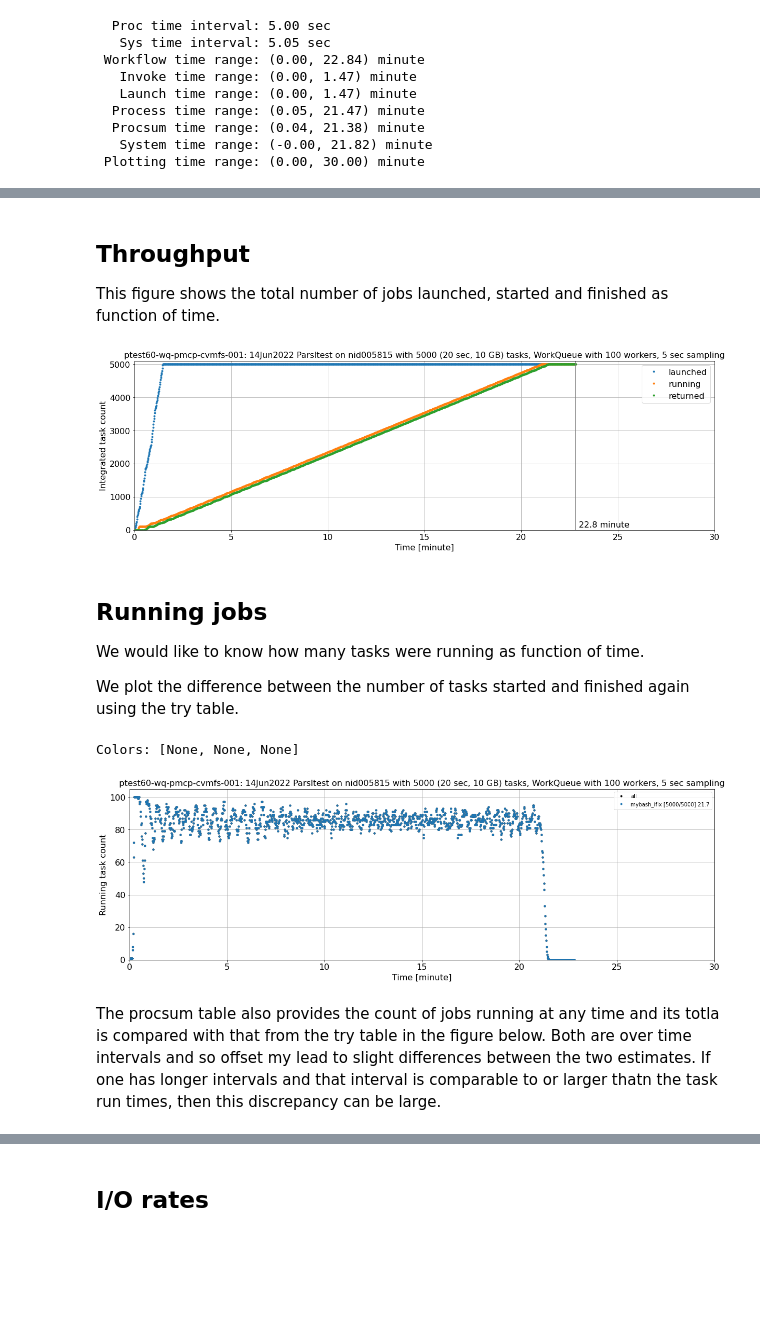
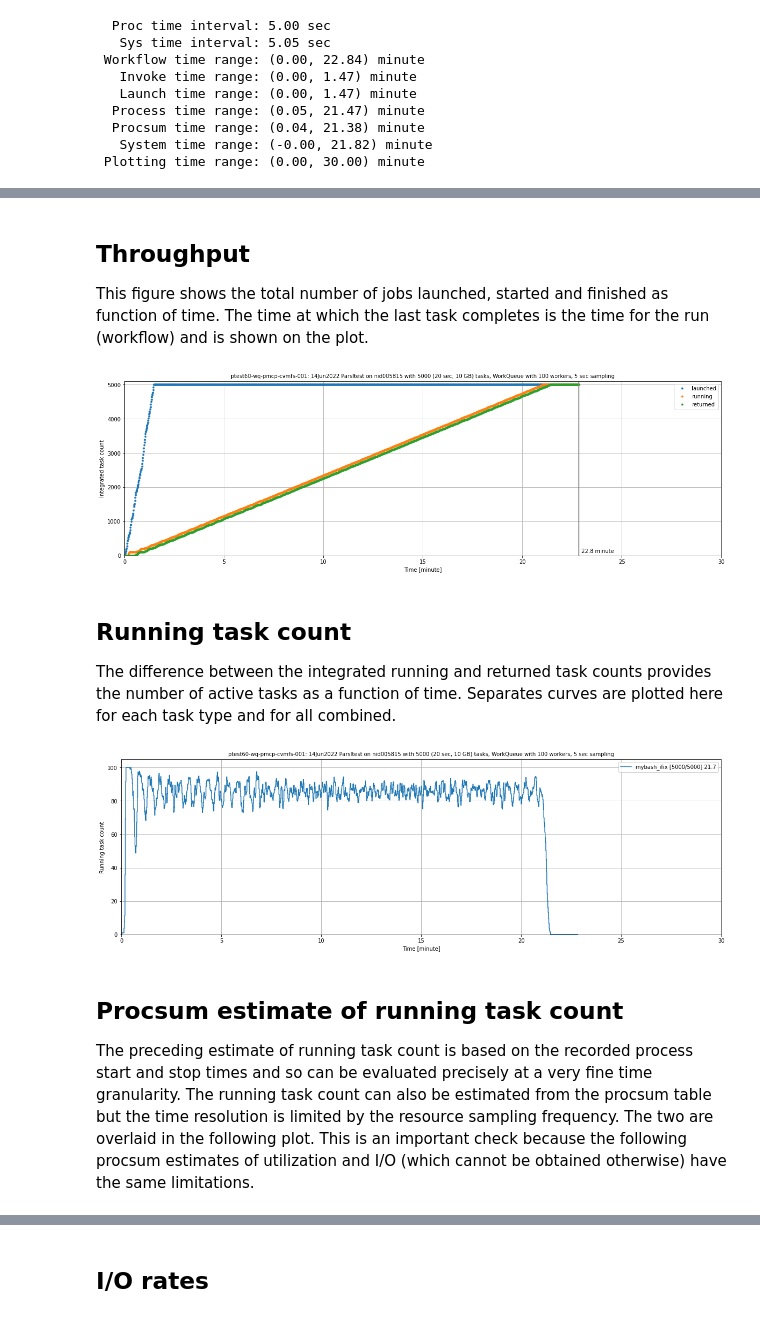
Before and after one commit to LSSTDESC/desc-wfmon, a Jupyter notebook: ipynb/monexp.ipynb, the cells around one changed output, grey strips where cells are left out. Drawn from its saved outputs; the diff is of its cells as text; code cells hidden in the pictures; blank space fills up the shorter version.

```diff
--- a/ipynb/monexp.ipynb
+++ b/ipynb/monexp.ipynb
@@ -83,6 +72,7 @@ class monexp_def:
     tzoff = 0                 # Time zone offset between system and process monitors
     tlatencymax = 20          # Max for latency axis
     tlatrunmax = 100          # Max for lataency + run time
+    iosummax = 1000           # Max for the integrated I/O plot [GB]
 
 # Set defaults for any missing parameters.
 if 'monexp' not in dir():
@@ -110,7 +100,7 @@ bunit_sys = bunit/gb
 tmin = monexp.tmin
 tmax = monexp.tmax
 
-print("Time zone offset: {monexp.tzoff} sec")
+print(f"Time zone offset: {monexp.tzoff} sec")
 
 # Plot size
 pdx = 20
@@ -137,4 +127,6 @@ print(f"Plot file suffix: {sfx}")
 plt.rc('font', size=16)
 plt.rc('savefig', facecolor='white', bbox='tight')
 plt.rc('axes', titlesize='medium')
+
+pandas.options.display.width = 150
 # %% [output]
@@ -407,30 +411,32 @@ if tprc2 > 0.8*tmax:
     legloc = "upper left"
 else:
     legloc = "upper right"
+print(f"Task count interval: {monexp.taskcount_interval}")
 dbr.taskcounts(delt=monexp.taskcount_interval)
 for dfs in dbr._taskcounts:
     for idf in dfs:
         dfs[idf]['tfix'] = dfs[idf].time/tunit
 dbr._taskcounts[0]['running']
-print(dbr.taskcounts('returned', 0))
+#print(dbr.taskcounts('returned', 0))
 state = 'running'
 tsclau = dbr.taskcounts('launched')
 tscrun = dbr.taskcounts('running')
 tscret = dbr.taskcounts('returned')
 tscact = tscrun - tscret   # Number of task running
 tscmax = tscret.tfix.max()
-print(f"Run time is {tscmax:.1f} {stunit}")
-for sstat in ['running', 'returned']:
-    plt.figure(figsize=(pdx, pdy))
-    tsc = dbr.taskcounts(sstat)
-    for itid in range(ntid):
-        plt.plot(tsc.tfix, tsc[itid], '.', color=cols[itid%ncol], label=labs[itid])
-    plt.xlabel(f"Time [{stunit}]")
-    plt.ylabel(f"Integrated {sstat} task count")
-    plt.legend(loc=legloc, fontsize=10)
-    plt.grid(True)
-    junk = plt.axis([tmin, tmax, 0, 1.02*ntskByTidMax])
-    plt.title(pttl)
-    plt.savefig(f"{pfx}sn{sstat[0:3]}{sfx}")
-    plt.show()
+#print(f"Run time is {tscmax:.1f} {stunit}")
+if ntid > 1:
+    for sstat in ['running', 'returned']:
+        plt.figure(figsize=(pdx, pdy))
+        tsc = dbr.taskcounts(sstat)
+        for itid in range(ntid):
+            plt.plot(tsc.tfix, tsc[itid], '.', color=cols[itid%ncol], label=labs[itid])
+        plt.xlabel(f"Time [{stunit}]")
+        plt.ylabel(f"Integrated {sstat} task count")
+        plt.legend(loc=legloc, fontsize=10)
+        plt.grid(True)
+        junk = plt.axis([tmin, tmax, 0, 1.02*ntskByTidMax])
+        plt.title(pttl)
+        plt.savefig(f"{pfx}sn{sstat[0:3]}{sfx}")
+        plt.show()
 # %% [output]
@@ -455,6 +445,7 @@ Run time is 22.8 minute
 ## Throughput
 
 This figure shows the total number of jobs launched, started and finished as function of time.
+The time at which the last task completes is the time for the run (workflow) and is shown on the plot.
 # %%
 plt.figure(figsize=(pdx, pdy))
 plt.plot(tscrun.tfix, tsclau['all'], '.', color=cols[0], label='launched')
@@ -481,35 +472,38 @@ if ntryDone == ntry and tscmax <= tmax:
 plt.title(pttl)
 plt.savefig(pfx+'throughput'+sfx)
 # %% [output]
-[figure, old version]
+[figure, new version]
 # %% [markdown]
-## Running jobs
+## Running task count
 
-We would like to know how many tasks were running as function of time.
-
-We plot the difference between the number of tasks started and finished again using the try table.
+The difference between the integrated running and returned task counts provides the number of active tasks as a function of time.
+Separates curves are plotted here for each task type and for all combined.
 # %%
 xmin = tmin
 xmax = tmax
 ymin = 0
 ymax = monexp.taskrunmax
 plt.figure(figsize=(pdx, pdy))
-tscmem = (tscrun['all'] - tscret['all']).clip(upper=0.999*ymax)
-plt.plot(tscrun.tfix, tscmem, '.', color='black', label='all')
+tscact = (tscrun['all'] - tscret['all'])
+if ntid > 1: plt.step(x=tscrun.tfix, y=tscact, color='black', label='all')
 for itid in range(ntid):
-    plt.plot(tscret.tfix, tscrun[itid] - tscret[itid], '.', color=cols[itid%ncol], label=labs[itid])
+    ytmp = tscrun[itid] - tscret[itid]
+    plt.step(x=tscret.tfix, y=ytmp, color=cols[itid%ncol], label=labs[itid])
 plt.xlabel(f"Time [{stunit}]")
 plt.ylabel('Running task count')
 plt.legend(fontsize=10)
 plt.title(pttl)
 #plt.setp(plt.gca().get_legend().get_texts(), fontsize='8')
 plt.grid(True)
 junk = plt.axis([xmin, xmax, ymin, ymax])
 plt.title(pttl)
 plt.savefig(pfx+'nruntask'+sfx)
-print(f"Colors: {cols}")
 # %% [output]
-Colors: [None, None, None]
-[figure, old version]
+[figure, new version]
 # %% [markdown]
-The procsum table also provides the count of jobs running at any time and its totla is compared with that from the try table in the figure below. Both are over time intervals and so offset my lead to slight differences between the two estimates. If one has longer intervals and that interval is comparable to or larger thatn the task run times, then this discrepancy can be large.
+## Procsum estimate of running task count
+
+The preceding estimate of running task count is based on the recorded process start and stop times and so can be evaluated precisely at a very fine time granularity.
+The running task count can also be estimated from the procsum table but the time resolution is limited by the resource sampling frequency.
+The two are overlaid in the following plot.
+This is an important check because the following procsum estimates of utilization and I/O (which cannot be obtained otherwise) have the same limitations.
```
Also changed, not shown: parts of 22 cells of this notebook, 1 other file.
